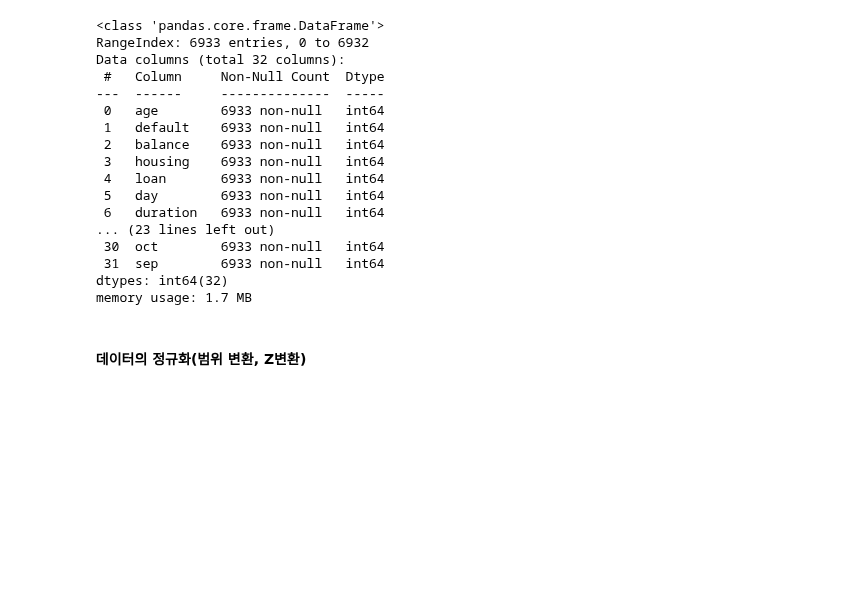
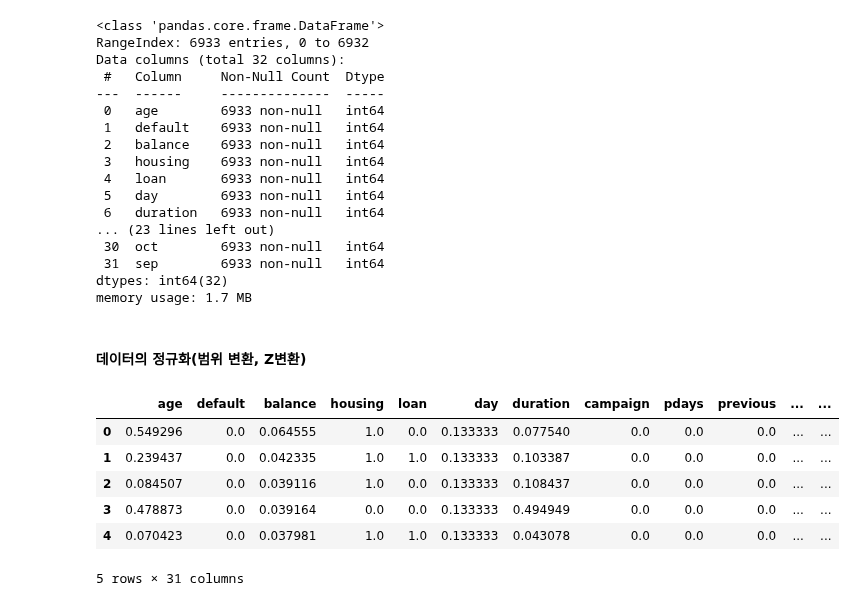
Before and after one commit to seonghyeokcho/Python, a Jupyter notebook: 01_basic_notion/pre-processing_technique.ipynb, the cells around one changed output. Cells and saved outputs as stored; diff of their text form; code cells hidden in the pictures; blank space fills up the shorter version.

```diff
--- a/01_basic_notion/pre-processing_technique.ipynb
+++ b/01_basic_notion/pre-processing_technique.ipynb
@@ -1303,0 +1302,21 @@ from sklearn.preprocessing import MinMaxScaler, StandardScaler
+# %%
+from sklearn.preprocessing import MinMaxScaler, StandardScaler
+
+
+# 데이터셋에서 목적변수(y)를 제외
+bank_data = bank_data.drop("y", axis=1)
+
+# 범위변환
+scaler = MinMaxScaler()
+scaler.fit(bank_data)
+
+bank_data_minmax = pd.DataFrame(scaler.transform(bank_data), columns=bank_data.columns)
+bank_data_minmax.head()
+# %% [output]
+|  | age | default | balance | housing | loan | day | duration | campaign | pdays | previous | ... | ... |
+| 0 | 0.549296 | 0.0 | 0.064555 | 1.0 | 0.0 | 0.133333 | 0.077540 | 0.0 | 0.0 | 0.0 | ... | ... |
+| 1 | 0.239437 | 0.0 | 0.042335 | 1.0 | 1.0 | 0.133333 | 0.103387 | 0.0 | 0.0 | 0.0 | ... | ... |
+| 2 | 0.084507 | 0.0 | 0.039116 | 1.0 | 0.0 | 0.133333 | 0.108437 | 0.0 | 0.0 | 0.0 | ... | ... |
+| 3 | 0.478873 | 0.0 | 0.039164 | 0.0 | 0.0 | 0.133333 | 0.494949 | 0.0 | 0.0 | 0.0 | ... | ... |
+| 4 | 0.070423 | 0.0 | 0.037981 | 1.0 | 1.0 | 0.133333 | 0.043078 | 0.0 | 0.0 | 0.0 | ... | ... |
+5 rows × 31 columns
```
Also changed, not shown: parts of 3 cells of this notebook.
